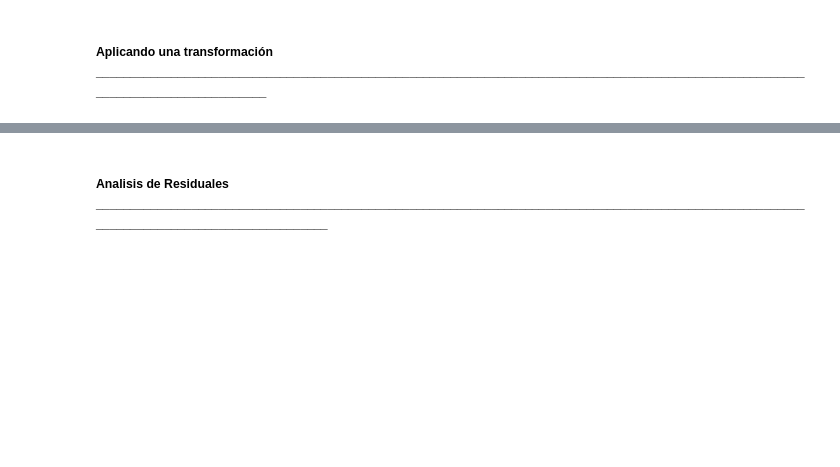
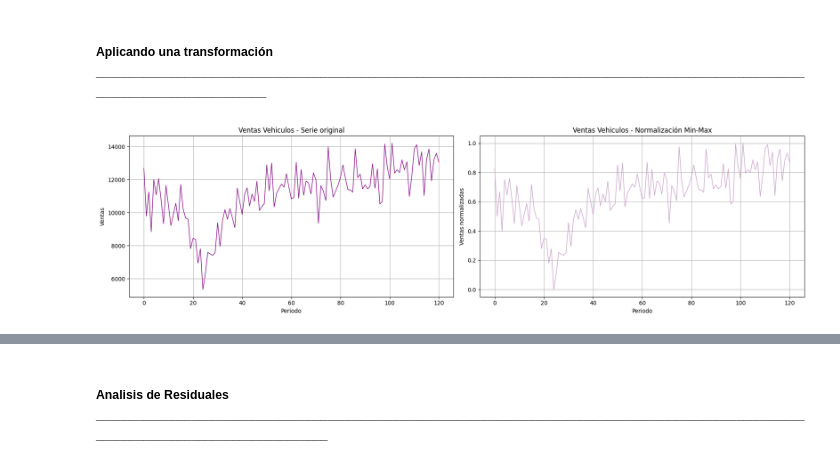
Before and after one commit to Naomi-Casanova/Diplomado-IA---Modulo-IV, a Jupyter notebook: EjerciciosPracticos_ModuloIV_25Febrero.ipynb, the cells around one changed output, grey strips where cells are left out. Saved outputs shown, nothing was run; the diff lists cells and outputs as text; code cells hidden in the pictures; blank space fills up the shorter version.

```diff
--- a/EjerciciosPracticos_ModuloIV_25Febrero.ipynb
+++ b/EjerciciosPracticos_ModuloIV_25Febrero.ipynb
@@ -76,2 +159,41 @@ Se encontraron filas redundantes (duplicados exactos). Eliminando la primera ins
 # %% [markdown]
 ##### Aplicando una transformación _________________________________________________________________________________________________________________________________
+# %%
+# DEFINIMOS LA SERIE
+
+s = Ventas_Totales["Quantity"].astype(float).copy()
+s.name = "car_sales"
+s.index = pd.RangeIndex(start=0, stop=len(s), step=1)
+
+s = s.replace([np.inf, -np.inf], np.nan).dropna()
+# %%
+# ELEGIMOS APLICAR LA NORMALIZACIÓN MIN-MAX PARA QUE LOS DATOS ESTEN EN LA MISMA ESCALA
+from sklearn.preprocessing import MinMaxScaler
+
+scaler = MinMaxScaler(feature_range=(0, 1))
+s_norm = pd.Series(
+    scaler.fit_transform(s.values.reshape(-1, 1)).ravel(),
+    index=s.index,
+    name="car_sales_norm_0_1"
+)
+# %%
+fig, ax = plt.subplots(1, 2, figsize=(18, 5))
+
+# SERIE ORIGINAL
+ax[0].plot(s, linewidth=1, color="purple")
+ax[0].set_title("Ventas Vehiculos - Serie original")
+ax[0].set_xlabel("Periodo" if not isinstance(s.index, pd.DatetimeIndex) else "Fecha")
+ax[0].set_ylabel("Ventas")
+ax[0].grid(True)
+
+# SERIE APLICANDO UNA TRANSFORMACION (NORMALIZACIÓN MIN-MAX)
+ax[1].plot(s_norm, linewidth=1, color="#C8A2C8")
+ax[1].set_title("Ventas Vehiculos - Normalización Min-Max")
+ax[1].set_xlabel("Periodo" if not isinstance(s.index, pd.DatetimeIndex) else "Fecha")
+ax[1].set_ylabel("Ventas normalizadas")
+ax[1].grid(True)
+
+plt.tight_layout()
+plt.show()
+# %% [output]
+[figure, added]
```
Also changed, not shown: parts of 50 cells of this notebook, 4 other files.
